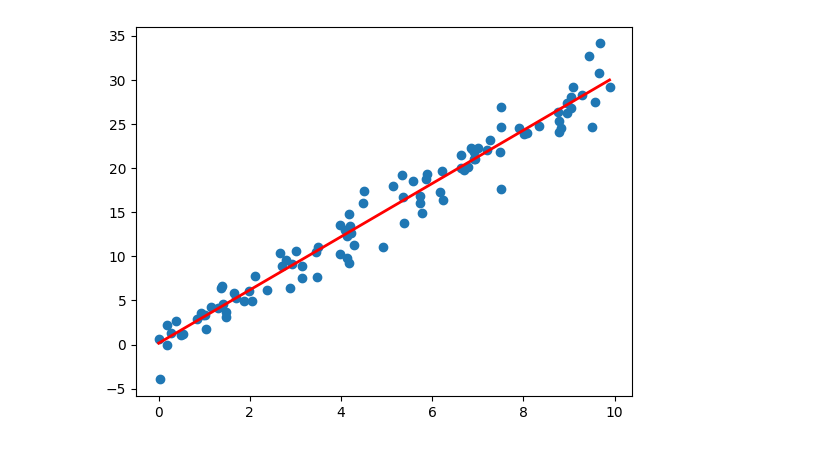
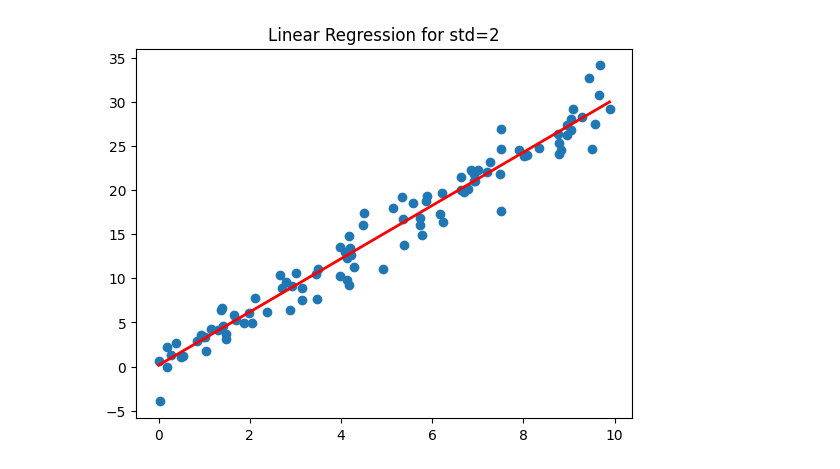
Before and after one commit to Andrewros/MathML-project-1, a Jupyter notebook: Simple Linear Regression on Simulated Data.ipynb, the cells around one changed output. Cells and saved outputs as stored; diff of their text form; code cells hidden in the pictures.

```diff
--- a/Simple Linear Regression on Simulated Data.ipynb
+++ b/Simple Linear Regression on Simulated Data.ipynb
@@ -75,6 +77,7 @@ mse=mean_squared_error(model.predict(xtest), ytest)
 print(f"Mean squared error: {mse}")
 #Plotting the data and the regression line
 plt.scatter(x,y)
+plt.title("Linear Regression for std=2")
 plt.plot(x, model.predict(x), color="red", linewidth=2)
 plt.show()
 # %% [output]
@@ -82 +85 @@ Mean squared error: 3.0123629874890994
-[figure, old version]
+[figure, new version]
```
Also changed, not shown: parts of 5 cells of this notebook.
